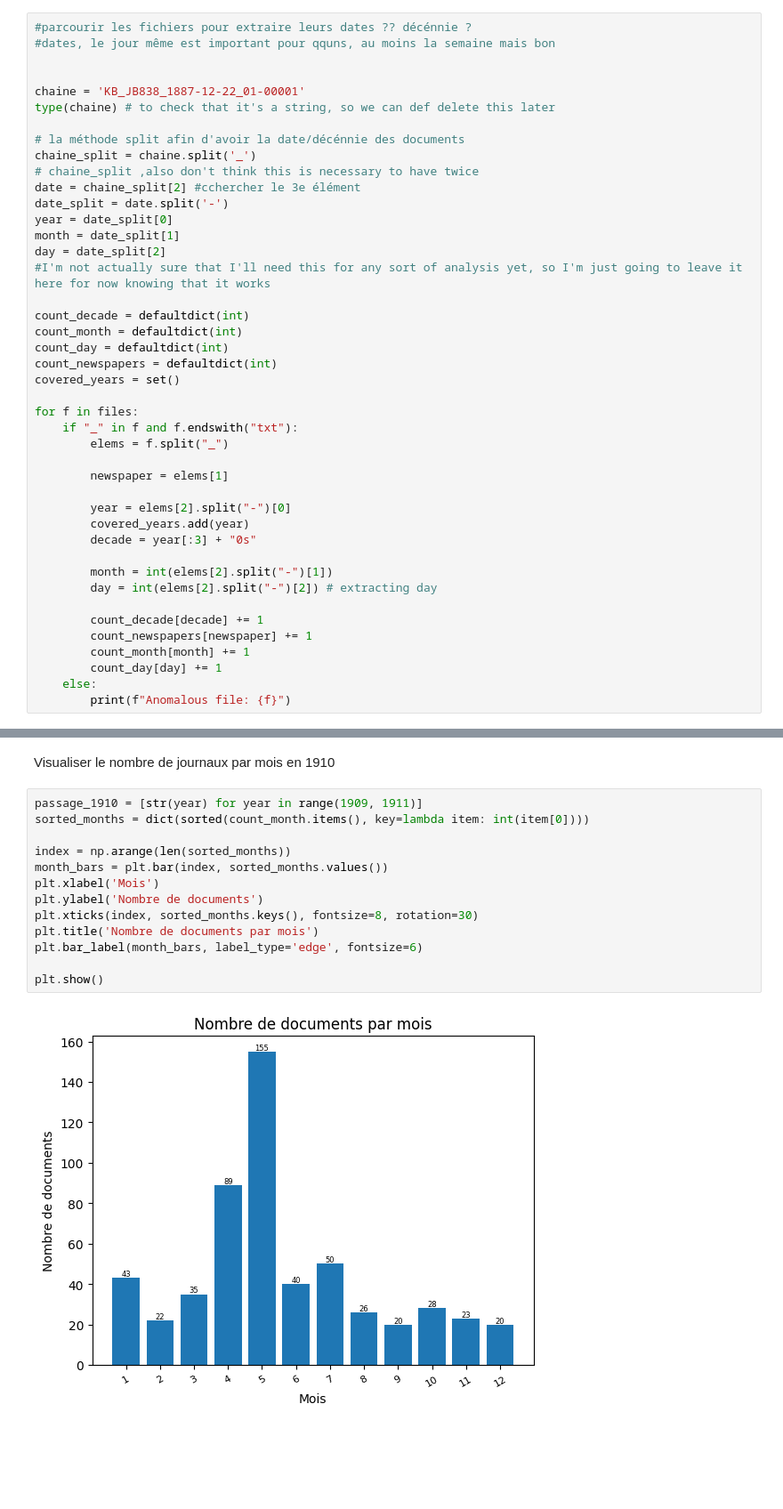
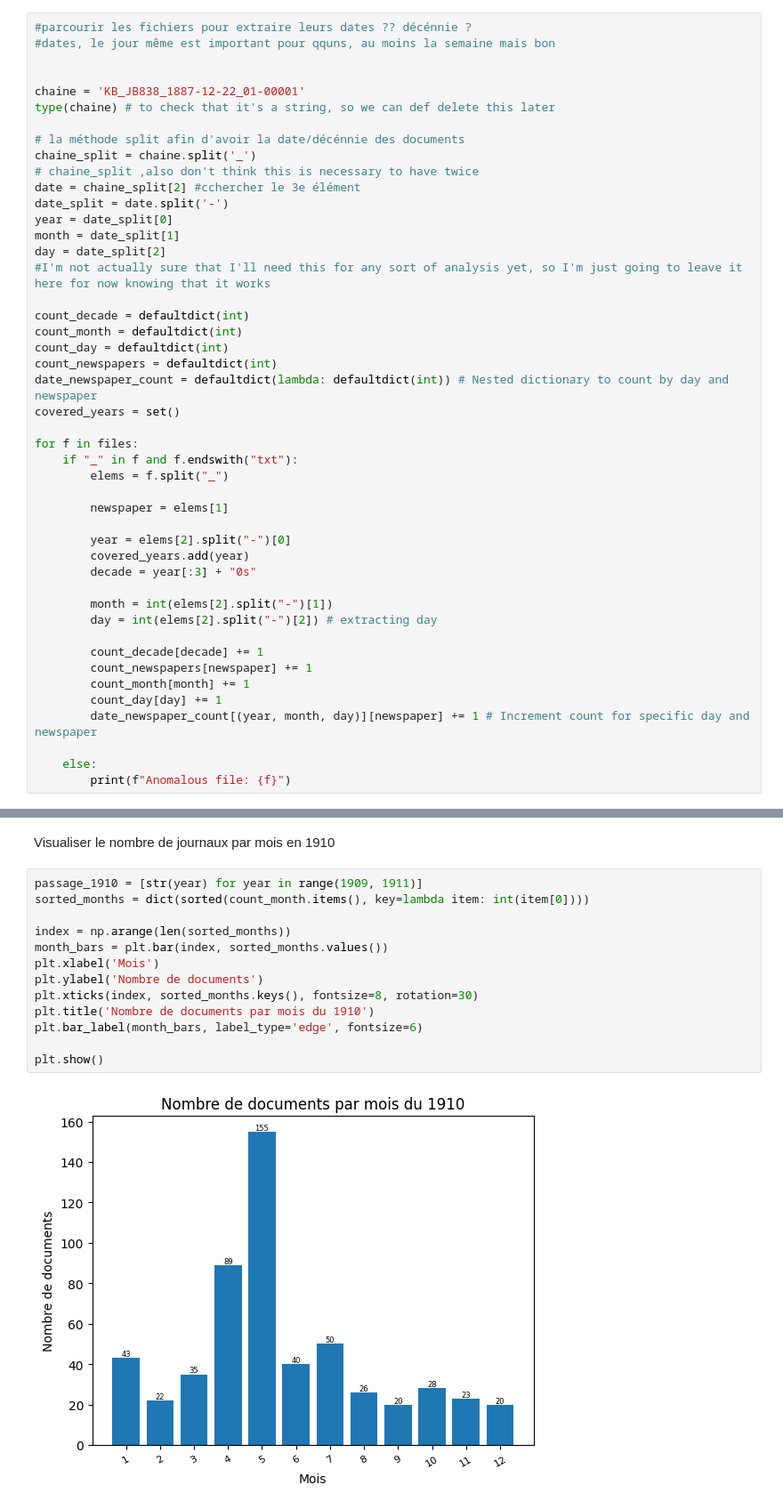
Before and after one commit to CasiaLogan/tac, a Jupyter notebook: tps/tp4/preparer_halley.ipynb, the cells around one changed output, grey strips where cells are left out. Shown at 89% size. Drawn from its saved outputs; the diff is of its cells as text; blank space fills up the shorter version.

```diff
--- a/tps/tp4/preparer_halley.ipynb
+++ b/tps/tp4/preparer_halley.ipynb
@@ -34,6 +34,7 @@ count_decade = defaultdict(int)
 count_month = defaultdict(int)
 count_day = defaultdict(int)
 count_newspapers = defaultdict(int)
+date_newspaper_count = defaultdict(lambda: defaultdict(int)) # Nested dictionary to count by day and newspaper
 covered_years = set()
 
 for f in files:
@@ -53,5 +54,7 @@ for f in files:
         count_newspapers[newspaper] += 1
         count_month[month] += 1
         count_day[day] += 1
+        date_newspaper_count[(year, month, day)][newspaper] += 1 # Increment count for specific day and newspaper
+
     else:
         print(f"Anomalous file: {f}")
@@ -123,16 +146,16 @@ Visualiser le nombre de journaux par mois en 1910
 # %%
 passage_1910 = [str(year) for year in range(1909, 1911)]
 sorted_months = dict(sorted(count_month.items(), key=lambda item: int(item[0])))
 
 index = np.arange(len(sorted_months))
 month_bars = plt.bar(index, sorted_months.values())
 plt.xlabel('Mois')
 plt.ylabel('Nombre de documents')
 plt.xticks(index, sorted_months.keys(), fontsize=8, rotation=30)
-plt.title('Nombre de documents par mois')
+plt.title('Nombre de documents par mois du 1910')
 plt.bar_label(month_bars, label_type='edge', fontsize=6)
 
 plt.show()
 # %% [output]
-[figure, old version]
+[figure, new version]
 # %%
```
Also changed, not shown: parts of 6 cells of this notebook, 1 other file.
